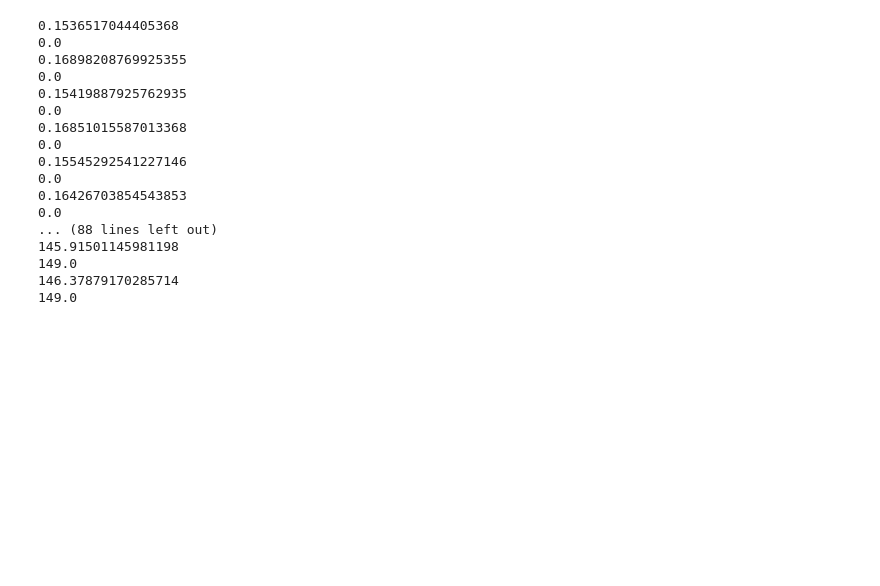
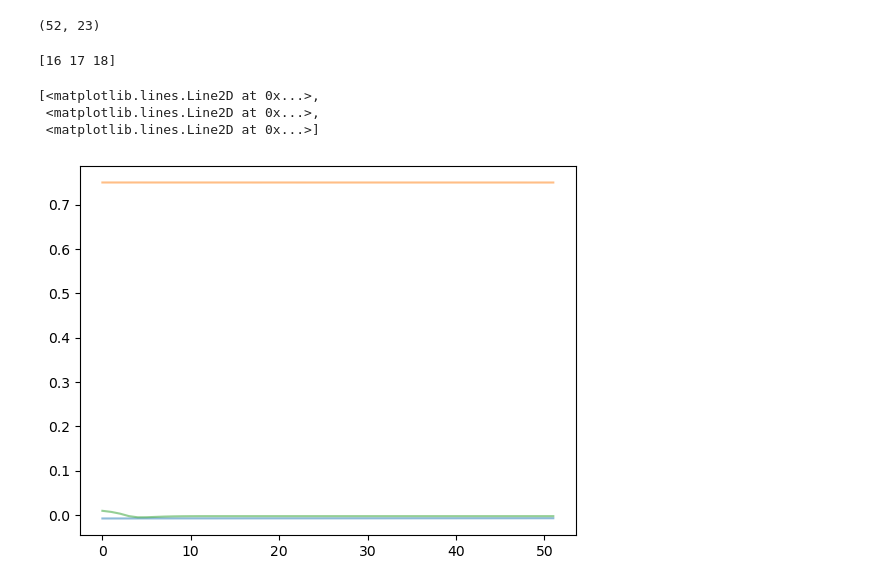
Before and after one commit to MACS-Research-Lab/safe-crl, a Jupyter notebook: code/Environment Test.ipynb, the cells around one changed output. Saved outputs shown, nothing was run; the diff lists cells and outputs as text; code cells hidden in the pictures; blank space fills up the shorter version.

```diff
--- a/code/Environment Test.ipynb
+++ b/code/Environment Test.ipynb
@@ -31,15 +31,19 @@ import numpy as np
 # Initialize the environment
 # env = basketball_cls(render_mode="rgb_array", camera_name="corner")
 
-ml1 = metaworld.ML1('safe-faucet') # Construct the benchmark, sampling tasks
-env = ml1.train_classes['safe-faucet'](render_mode="rgb_array", camera_name="corner")  # Create an environment with task `pick_place`
+ml1 = metaworld.ML1('safe-push') # Construct the benchmark, sampling tasks
+env = ml1.train_classes['safe-push'](render_mode="rgb_array", camera_name="corner")
+# print(ml1.train_tasks)
 task = random.choice(ml1.train_tasks)
+# print(task)
 env.set_task(task)
 obs, info = env.reset()
 env._partially_observable = False
 done = False
 rewards = []
 costs = []
+qpos = []
+states = []
 
 # policy = p()
 
@@ -52,34 +56,33 @@ while not done:
     action = env.action_space.sample()
     action = np.array([0.5, 1, -0.5, 0])
     obs, reward, terminated, truncated, info = env.step(action)
-    print(quaternion_to_tipping_angle(obs[21:25]))
-    print(info['unscaled_cost'])
     frame = env.render()  # Capture frame as RGB array
     frames.append(np.flipud(frame))  # Add frame to the list
     done = terminated or truncated or (int(info['success']) == 1) or i > 50
     i += 1
     rewards.append(reward)
     costs.append(info['unscaled_cost'])
+    qpos.append(env.data.qpos.copy())
+    states.append(obs[18:21])
 
 # Save the video
 iio.imwrite("basketball_simulation.mp4", frames, fps=30)  # Adjust fps if necessary
 
 env.close()
-# %% [output]
-0.1536517044405368
-0.0
-0.16898208769925355
-0.0
-0.15419887925762935
-0.0
-0.16851015587013368
-0.0
-0.15545292541227146
-0.0
-0.16426703854543853
-0.0
-... (88 lines left out)
-145.91501145981198
-149.0
-146.37879170285714
-149.0
+# %%
+np.array(qpos).shape
+# %% [output]
+(52, 23)
+# %%
+import matplotlib.pyplot as plt
+
+search_range = np.arange(0, 3) + 16
+print(search_range)
+
+plt.plot(np.array(qpos)[:, search_range], alpha=0.5)
+# %% [output]
+[16 17 18]
+[<matplotlib.lines.Line2D at 0x...>,
+ <matplotlib.lines.Line2D at 0x...>,
+ <matplotlib.lines.Line2D at 0x...>]
+[figure, added]
```
Also changed, not shown: parts of 3 cells of this notebook, 14 other files.
